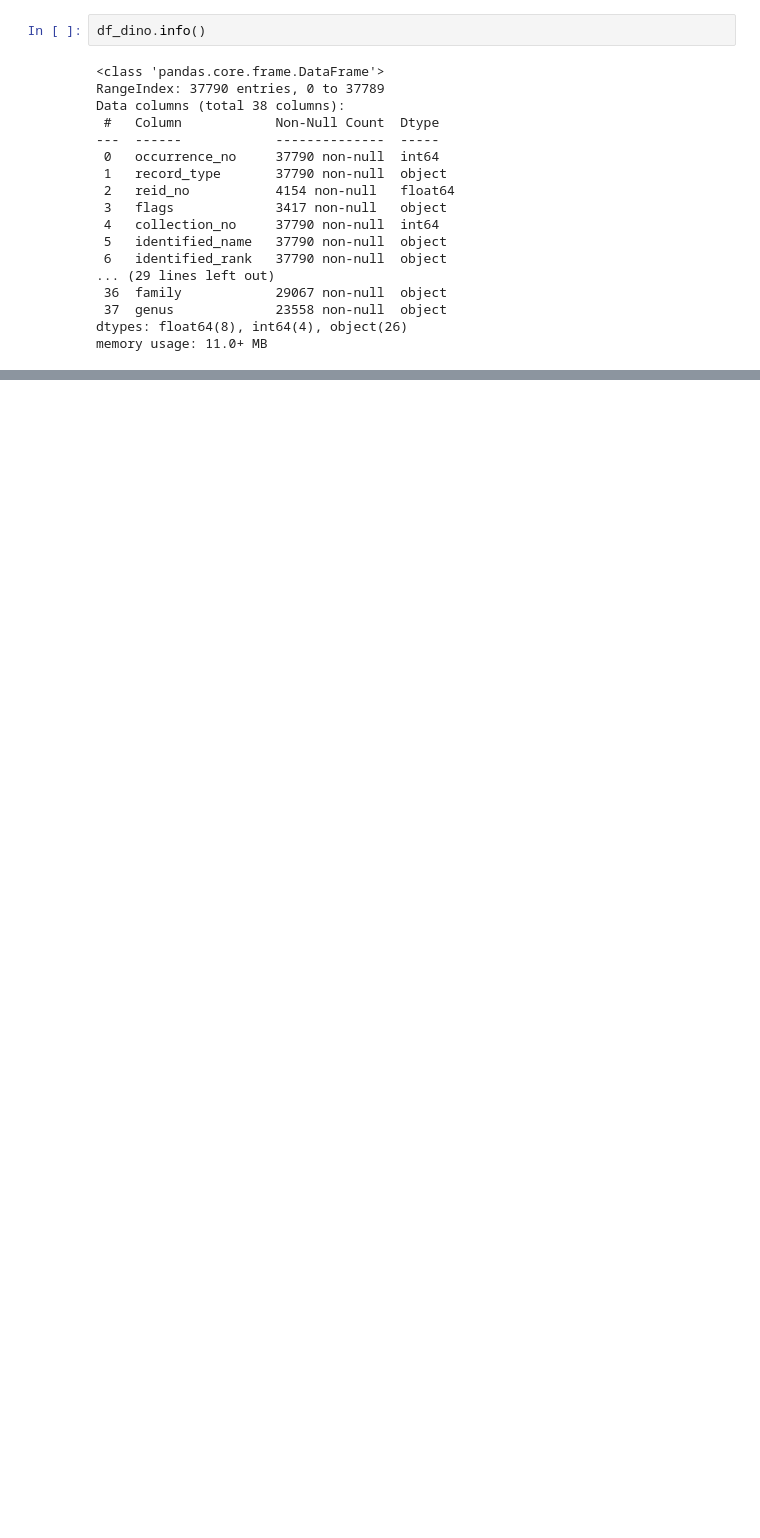
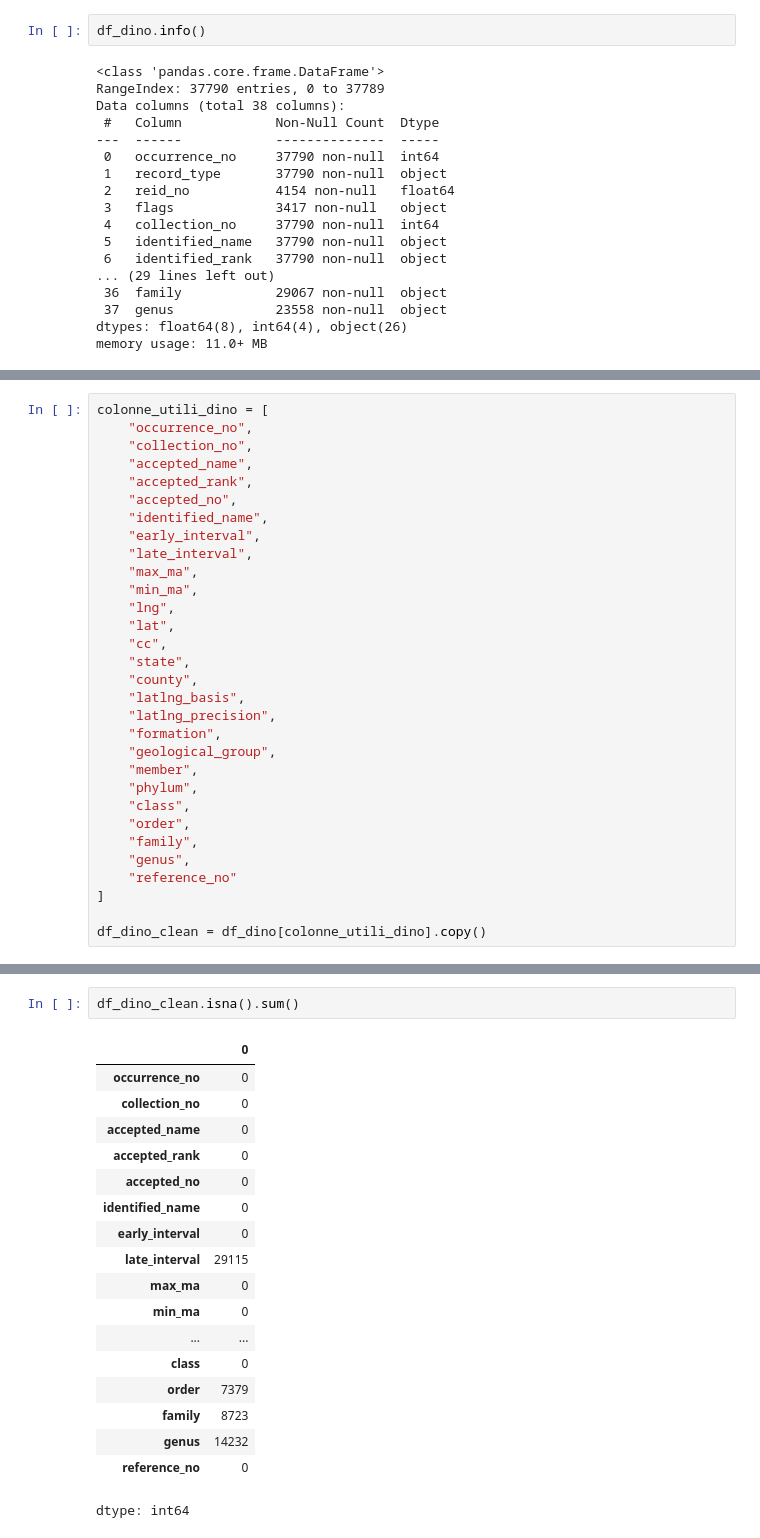
Before and after one commit to Valdan-D/remorse, a Jupyter notebook: Lorenzo.ipynb, the cells around one changed output, grey strips where cells are left out. Cells and saved outputs as stored; diff of their text form; blank space fills up the shorter version.

```diff
--- a/Lorenzo.ipynb
+++ b/Lorenzo.ipynb
@@ -93,0 +109,31 @@ df_dino.head()
+# %%
+colonne_utili_dino = [
+    "occurrence_no",
+    "collection_no",
+    "accepted_name",
+    "accepted_rank",
+    "accepted_no",
+    "identified_name",
+    "early_interval",
+    "late_interval",
+    "max_ma",
+    "min_ma",
+    "lng",
+    "lat",
+    "cc",
+    "state",
+    "county",
+    "latlng_basis",
+    "latlng_precision",
+    "formation",
+    "geological_group",
+    "member",
+    "phylum",
+    "class",
+    "order",
+    "family",
+    "genus",
+    "reference_no"
+]
+
+df_dino_clean = df_dino[colonne_utili_dino].copy()
@@ -93,0 +160,21 @@ df_dino.head()
+# %%
+df_dino_clean.isna().sum()
+# %% [output]
+|  | 0 |
+| occurrence_no | 0 |
+| collection_no | 0 |
+| accepted_name | 0 |
+| accepted_rank | 0 |
+| accepted_no | 0 |
+| identified_name | 0 |
+| early_interval | 0 |
+| late_interval | 29115 |
+| max_ma | 0 |
+| min_ma | 0 |
+| ... | ... |
+| class | 0 |
+| order | 7379 |
+| family | 8723 |
+| genus | 14232 |
+| reference_no | 0 |
+dtype: int64
```
Also changed, not shown: parts of 9 cells of this notebook.
